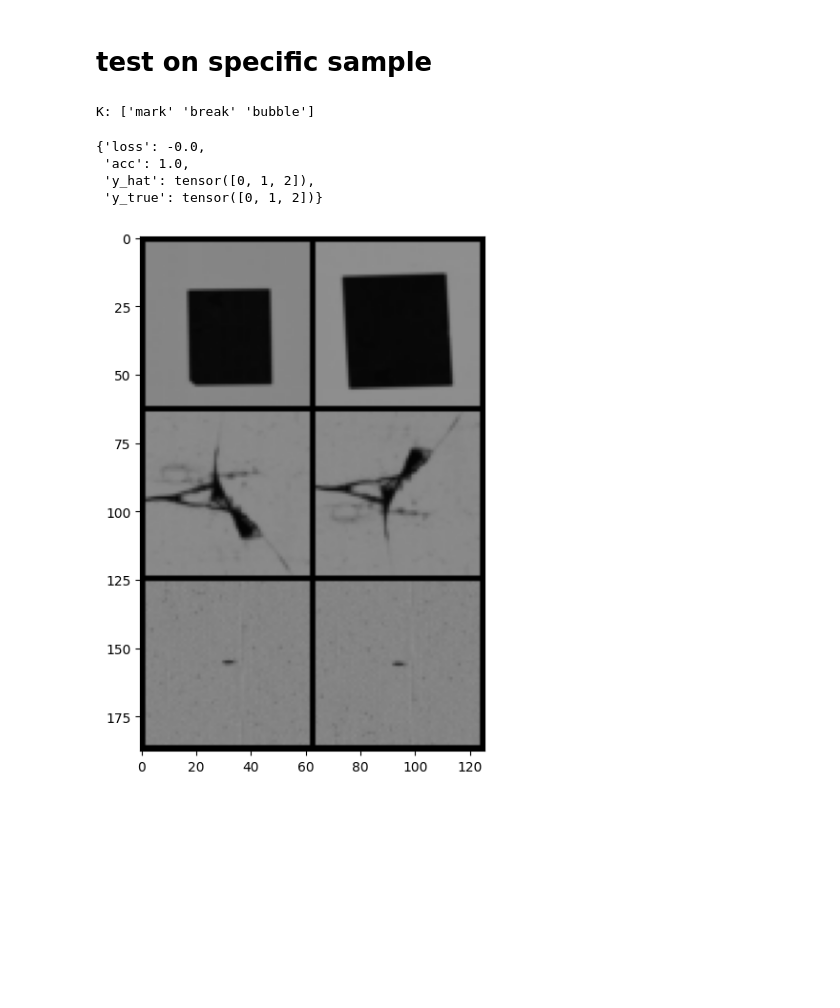
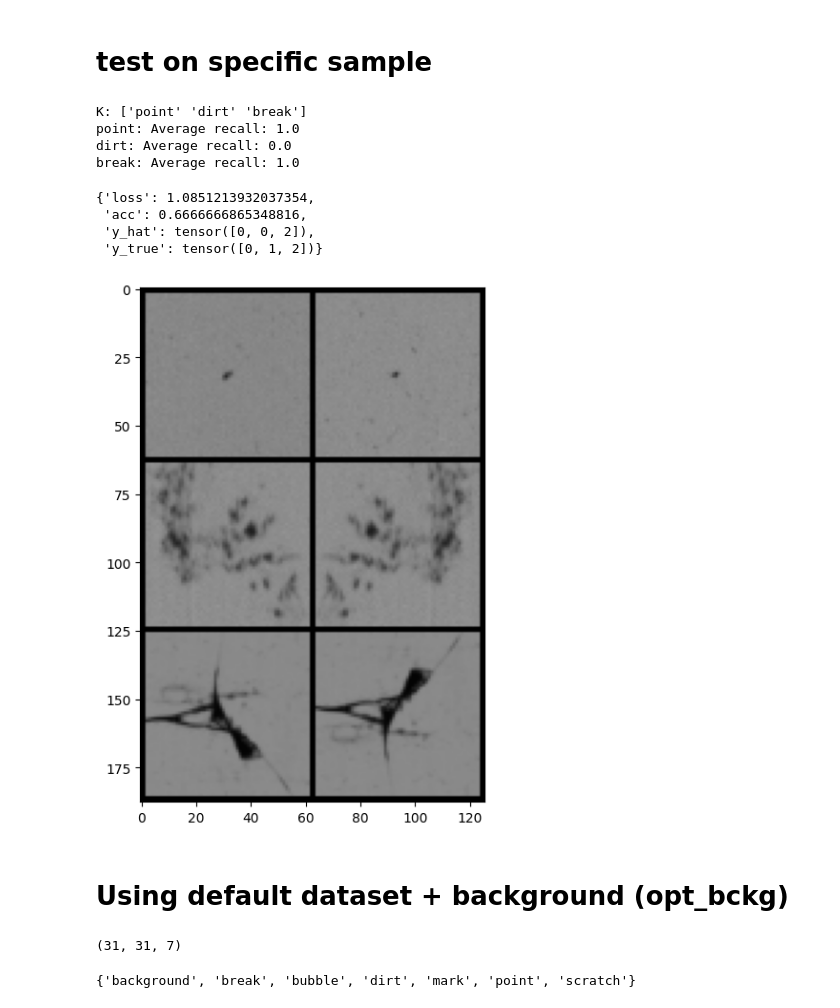
Before and after one commit to matteominardi/Few-Shot-Learning-for-Defect-Classification, a Jupyter notebook: project_folder/code/project.ipynb, the cells around one changed output. Drawn from its saved outputs; the diff is of its cells as text; code cells hidden in the pictures; blank space fills up the shorter version.

Commit message:
Project part 2
Started working on more datasets, optimized some methods and started considering recalls of classes

```diff
--- a/project_folder/code/project.ipynb
+++ b/project_folder/code/project.ipynb
@@ -219,7 +176,8 @@ def extract_sample(n_way, n_support, n_query, datax, datay):
         'images': sample,
         'n_way': n_way,
         'n_support': n_support,
-        'n_query': n_query
+        'n_query': n_query,
+        'classes': list(K)
     })
 # %%
 sample_example = extract_sample(6, 4, 4, images_dict, images_classes)
@@ -270,7 +228,7 @@ class ProtoNet(nn.Module):
         super(ProtoNet, self).__init__()
         self.encoder = encoder#.cuda()
 
-    def set_forward_loss(self, sample):
+    def set_forward_loss(self, sample, accuracy_dict):
         """
         Computes loss, accuracy and output for classification task
         Args:
@@ -282,6 +240,7 @@ class ProtoNet(nn.Module):
         n_way = sample['n_way']
         n_support = sample['n_support']
         n_query = sample['n_query']
+        sample_labels = sample['classes']
 
         x_support = sample_images[:, :n_support]
         x_query = sample_images[:, n_support:]
@@ -310,11 +269,22 @@ class ProtoNet(nn.Module):
         _, y_hat = log_p_y.max(2)
         acc_val = torch.eq(y_hat.squeeze(), target_inds.squeeze()).float().mean()
 
+        accuracy_tensor = []
+        for row_target, row_predicted in zip(target_inds.squeeze(), y_hat.squeeze()):
+            accuracy = (row_target == row_predicted).float().mean()
+            accuracy_tensor.append([accuracy])
+        accuracy_tensor = torch.tensor(accuracy_tensor)
+
+        for accuracy, cls in zip(accuracy_tensor, sample_labels):
+            if cls not in accuracy_dict:
+                accuracy_dict[cls] = []
+            accuracy_dict[cls].append(accuracy.item())
+
         return loss_val, {
             'loss': loss_val.item(),
             'acc': acc_val.item(),
             'y_hat': y_hat.squeeze(),
             'y_true': target_inds.squeeze()
-        }
+        }, accuracy_dict
 # %%
 class Flatten(nn.Module):
@@ -449,3 +405,8 @@ def train(model, optimizer, train_x, train_y, n_way, n_support, n_query, max_epo
+# %%
+def print_dictionary(dictionary):
+    for key, values in dictionary.items():
+        average = round(sum(values) / len(values), 3)
+        print(f"{key}: Average recall: {average}")
 # %%
 %%time
 
@@ -537,14 +494,27 @@ Test results -- Loss: 11.9069 Acc: 0.9133
 # %% [markdown]
 # test on specific sample
+# %%
+accuracy_dict = {}
 # %%
-my_sample = extract_sample(n_way, n_support, n_query, test_x, test_y)
+my_sample = extract_sample(3, 1, 1, test_x, test_y)
 display_sample(my_sample['images'])
-my_loss, my_output = model.set_forward_loss(my_sample)
+model = load_protonet_conv(
+    x_dim=(3,60,60),
+    hid_dim=64,
+    z_dim=64,
+)
+my_loss, my_output, accuracy_dict = model.set_forward_loss(my_sample, accuracy_dict)
+print_dictionary(accuracy_dict)
 my_output
 # %% [output]
-K: ['mark' 'break' 'bubble']
+K: ['point' 'dirt' 'break']
+point: Average recall: 1.0
+dirt: Average recall: 0.0
+break: Average recall: 1.0
-{'loss': -0.0,
- 'acc': 1.0,
- 'y_hat': tensor([0, 1, 2]),
+{'loss': 1.0851213932037354,
+ 'acc': 0.6666666865348816,
+ 'y_hat': tensor([0, 0, 2]),
  'y_true': tensor([0, 1, 2])}
-[figure, old version]
+[figure, new version]
+# %% [markdown]
+# Using default dataset + background (opt_bckg)
@@ -550,0 +523,9 @@ K: ['mark' 'break' 'bubble']
+# %%
+classes = set(images_classes)
+len(images), len(images_classes), len(classes)
+# %% [output]
+(31, 31, 7)
+# %%
+classes
+# %% [output]
+{'background', 'break', 'bubble', 'dirt', 'mark', 'point', 'scratch'}
```
Also changed, not shown: parts of 36 cells of this notebook.
